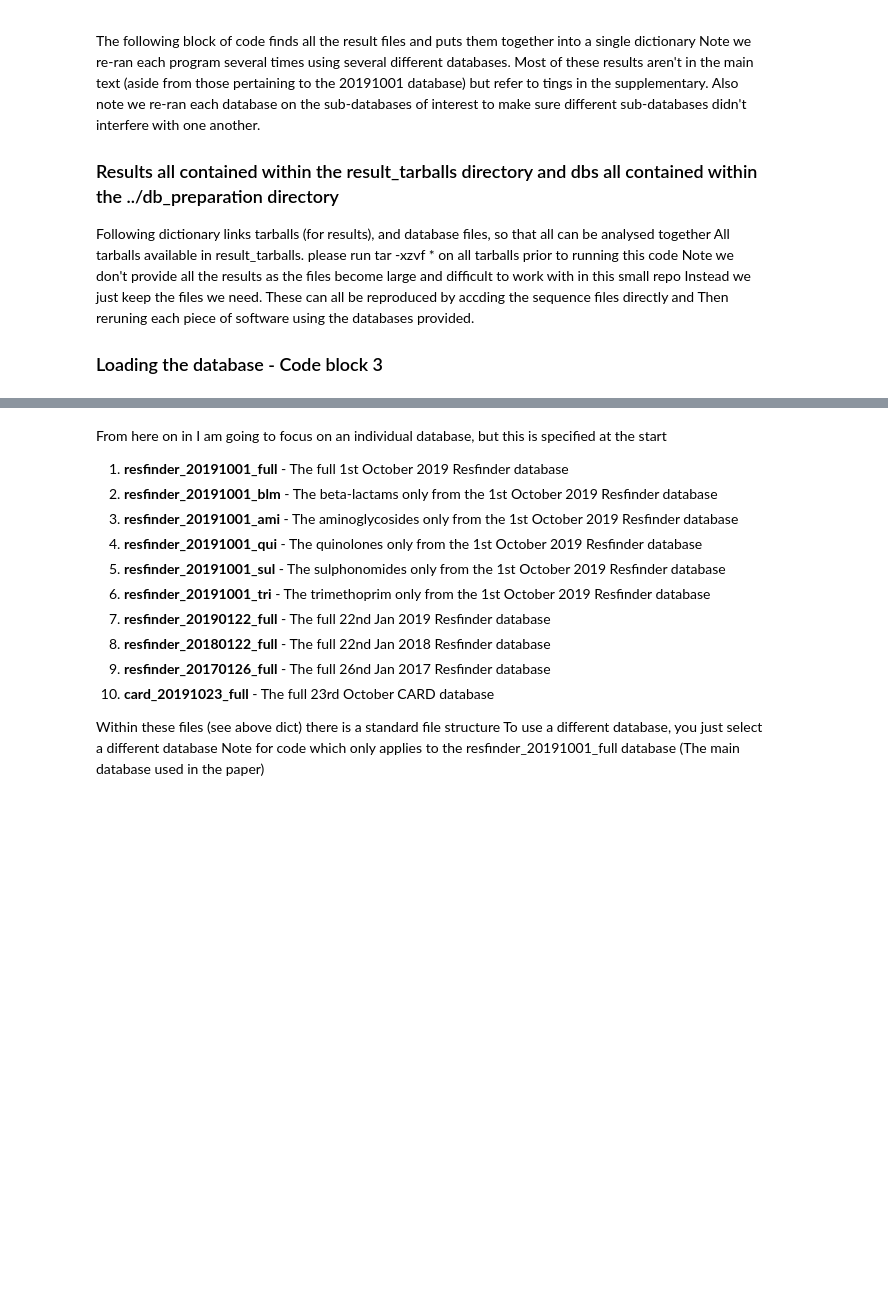
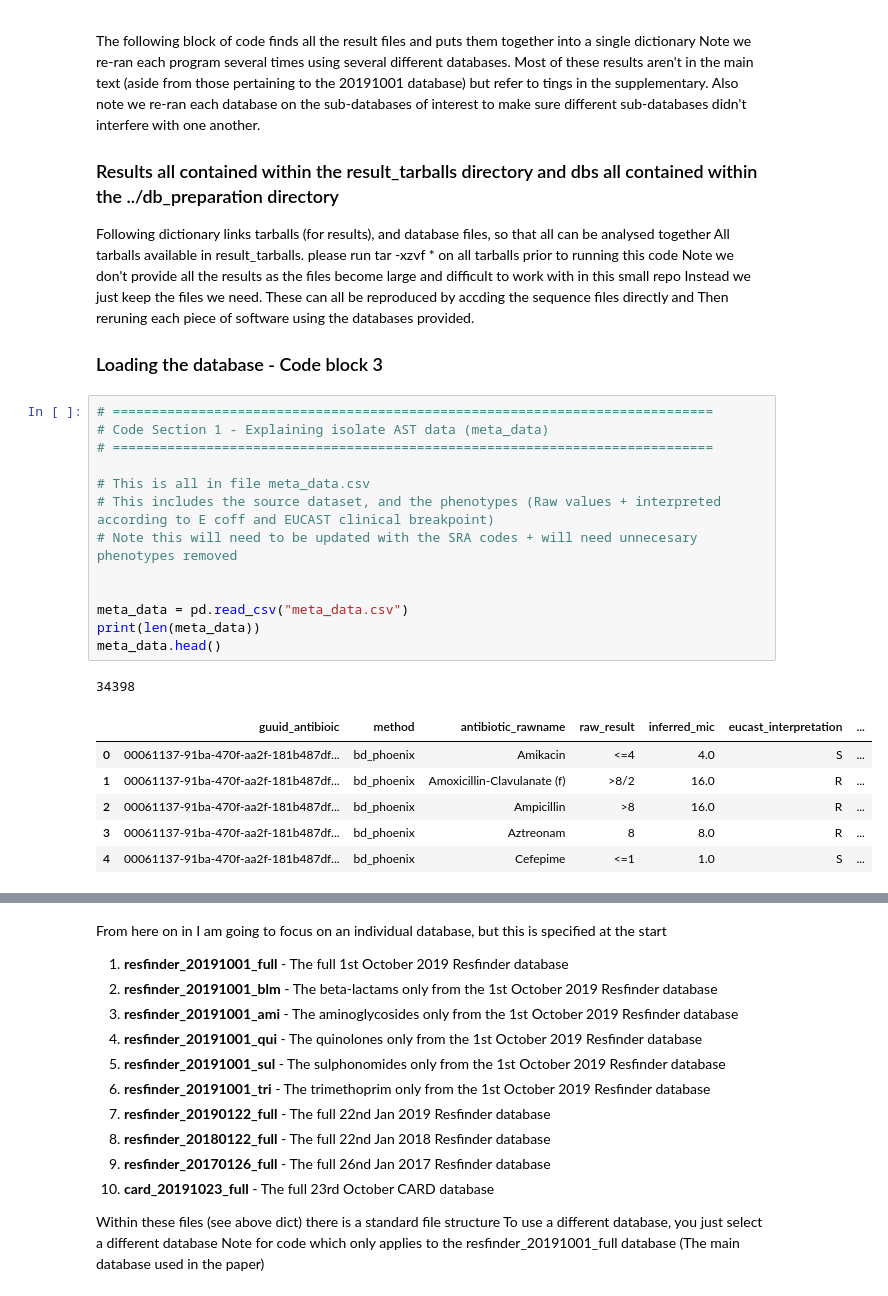
Before and after one commit to TimothyJDavies/bioinformatic_fake_news, a Jupyter notebook: main_analysis/main_analysis.ipynb, the cells around one changed output, grey strips where cells are left out. Drawn from its saved outputs; the diff is of its cells as text; blank space fills up the shorter version.

```diff
--- a/main_analysis/main_analysis.ipynb
+++ b/main_analysis/main_analysis.ipynb
@@ -181,3 +181,24 @@ Instead we just keep the files we need. These can all be reproduced by accding t
 Then reruning each piece of software using the databases provided.
 
 ### Loading the database - Code block 3
+# %%
+# =============================================================================
+# Code Section 1 - Explaining isolate AST data (meta_data)
+# =============================================================================
+
+# This is all in file meta_data.csv
+# This includes the source dataset, and the phenotypes (Raw values + interpreted according to E coff and EUCAST clinical breakpoint)
+# Note this will need to be updated with the SRA codes + will need unnecesary phenotypes removed
+
+
+meta_data = pd.read_csv("meta_data.csv")
+print(len(meta_data))
+meta_data.head()
+# %% [output]
+34398
+|  | guuid_antibioic | method | antibiotic_rawname | raw_result | inferred_mic | eucast_interpretation | ... |
+| 0 | 00061137-91ba-470f-aa2f-181b487df... | bd_phoenix | Amikacin | <=4 | 4.0 | S | ... |
+| 1 | 00061137-91ba-470f-aa2f-181b487df... | bd_phoenix | Amoxicillin-Clavulanate (f) | >8/2 | 16.0 | R | ... |
+| 2 | 00061137-91ba-470f-aa2f-181b487df... | bd_phoenix | Ampicillin | >8 | 16.0 | R | ... |
+| 3 | 00061137-91ba-470f-aa2f-181b487df... | bd_phoenix | Aztreonam | 8 | 8.0 | R | ... |
+| 4 | 00061137-91ba-470f-aa2f-181b487df... | bd_phoenix | Cefepime | <=1 | 1.0 | S | ... |
```
Also changed, not shown: parts of 12 cells of this notebook, 2 other files.
